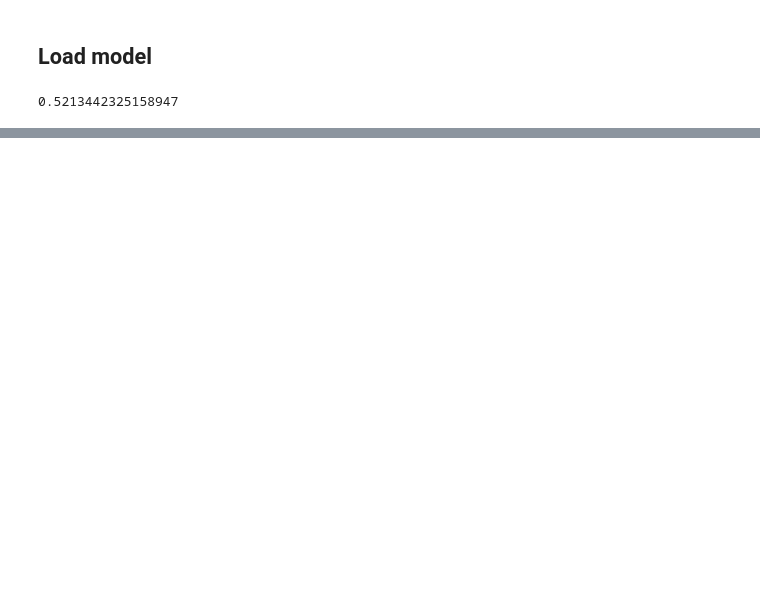
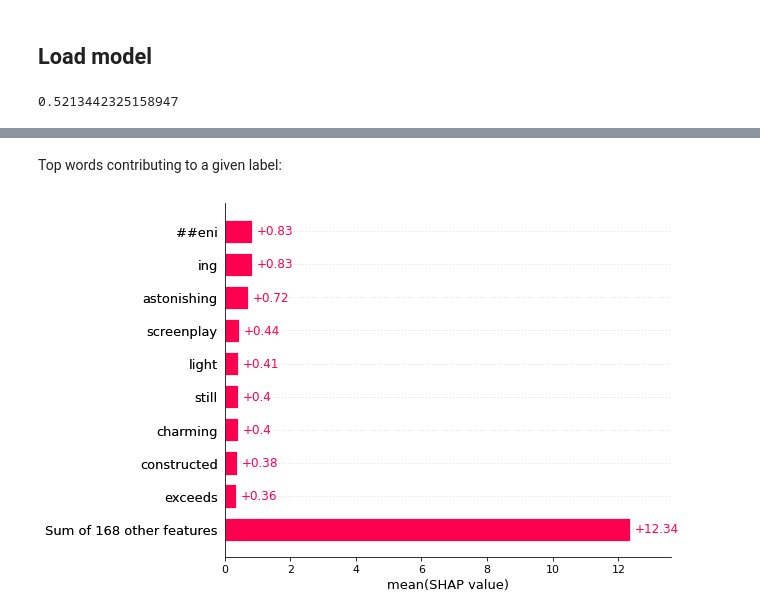
Before and after one commit to stevieg3/ucl-nlp-group-project, a Jupyter notebook: notebooks/end-to-end-exploration/01-sg-BERT and Sentiment Treebank.ipynb, the cells around one changed output, grey strips where cells are left out. Drawn from its saved outputs; the diff is of its cells as text; code cells hidden in the pictures; blank space fills up the shorter version.

```diff
--- a/notebooks/end-to-end-exploration/01-sg-BERT and Sentiment Treebank.ipynb
+++ b/notebooks/end-to-end-exploration/01-sg-BERT and Sentiment Treebank.ipynb
@@ -444,0 +464,8 @@ dev_accuracy
+# %%
+def f(x):
+    tv = torch.tensor([tokenizer.encode(v, padding='max_length', max_length=128,truncation=True) for v in x])  # .cuda()
+    attention_mask = (tv!=0).type(torch.int64)  # .cuda()
+    outputs = bert_model(tv,attention_mask=attention_mask)[0].detach().cpu().numpy()
+    scores = (np.exp(outputs).T / np.exp(outputs).sum(-1)).T
+    val = sp.special.logit(scores)
+    return val
@@ -444,0 +474,2 @@ dev_accuracy
+# %%
+explainer = shap.Explainer(f,tokenizer,output_names=labels)
@@ -444,0 +478,8 @@ dev_accuracy
+# %%
+shap_values = explainer(train_df['sentence'][0:10])
+# %% [markdown]
+Top words contributing to a given label:
+# %%
+shap.plots.bar(shap_values[:,:,"LABEL_4"].mean(0))
+# %% [output]
+[figure, added]
```
Also changed, not shown: parts of 55 cells of this notebook, 1 other file.
